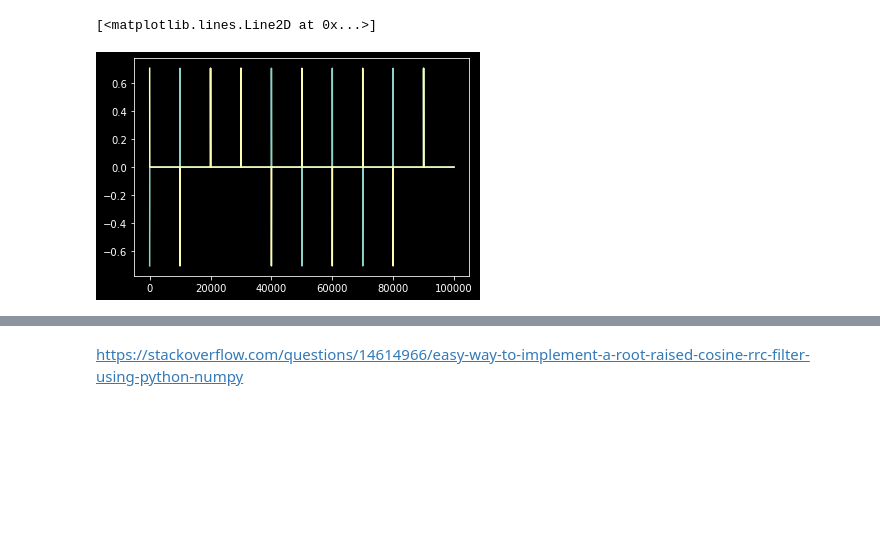
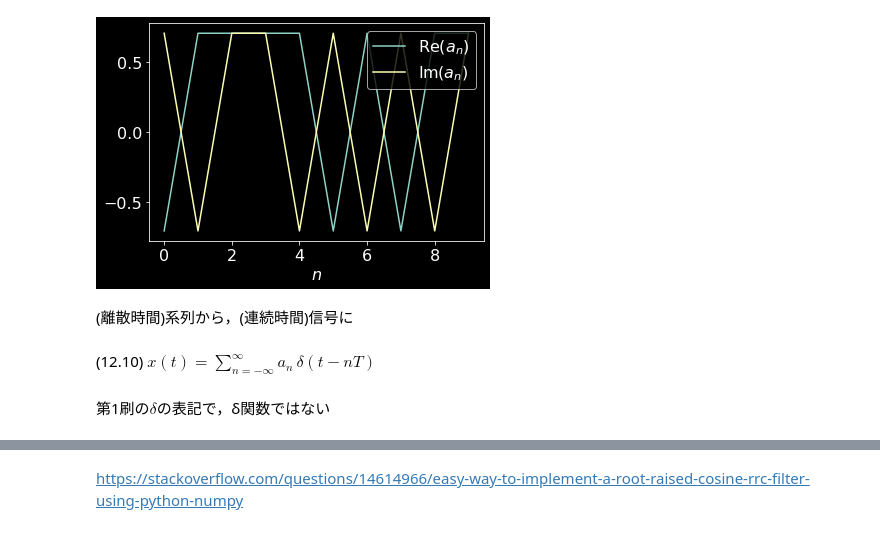
Before and after one commit to kojiyam/denso, a Jupyter notebook: modulation.ipynb, the cells around one changed output, grey strips where cells are left out. Cells and saved outputs as stored; diff of their text form; code cells hidden in the pictures; blank space fills up the shorter version.

```diff
--- a/modulation.ipynb
+++ b/modulation.ipynb
@@ -41,4 +44,18 @@ plt.show()
+# %%
+plt.plot(A.real, label='$\mathrm{Re}(a_n)$')
+plt.plot(A.imag, label='$\mathrm{Im}(a_n)$')
+plt.xlabel('$n$')
+plt.legend(loc='upper right')
+plt.show()
+# %% [output]
+[figure, added]
+# %% [markdown]
+(離散時間)系列から，(連続時間)信号に
 # %%
 # Rectangular pulse filter
 # b = np.repeat(sQ,Ts*Fs)
+# %% [markdown]
+(12.10) $ \displaystyle x(t) = \sum_{n=-\infty}^\infty a_n \, \delta(t-nT) $
+# %% [markdown]
+第1刷の$\delta$の表記で，δ関数ではない
 # %%
@@ -53,6 +70,0 @@ b = np.ravel( np.concatenate([np.reshape(sQ,(N,1)),
-# %%
-plt.plot(b.real)
-plt.plot(b.imag)
-# %% [output]
-[<matplotlib.lines.Line2D at 0x...>]
-[figure, removed]
```
Also changed, not shown: parts of 37 cells of this notebook.
